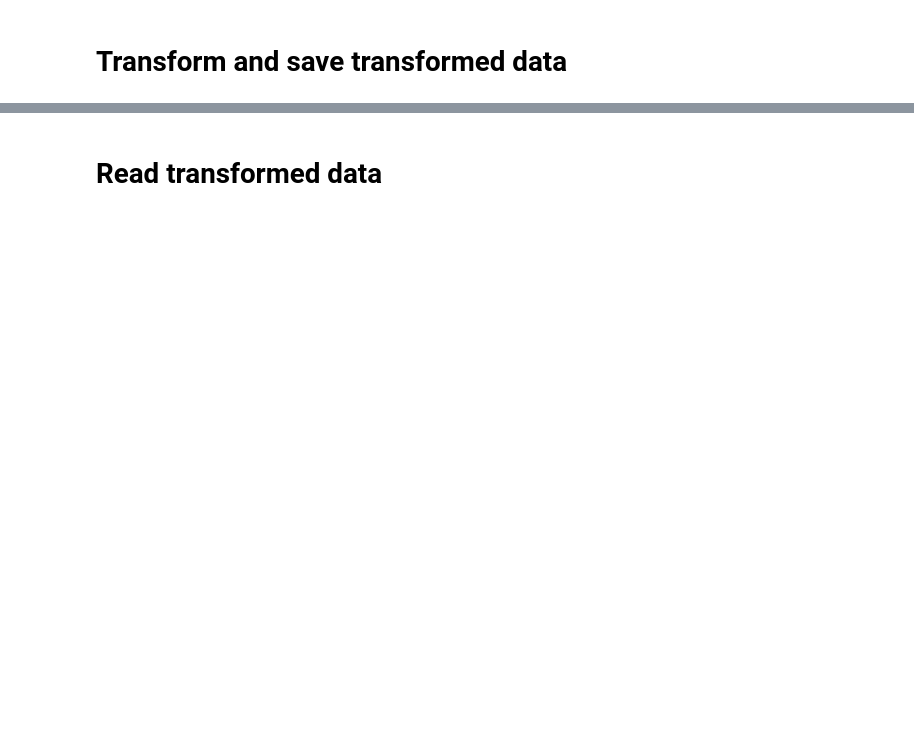
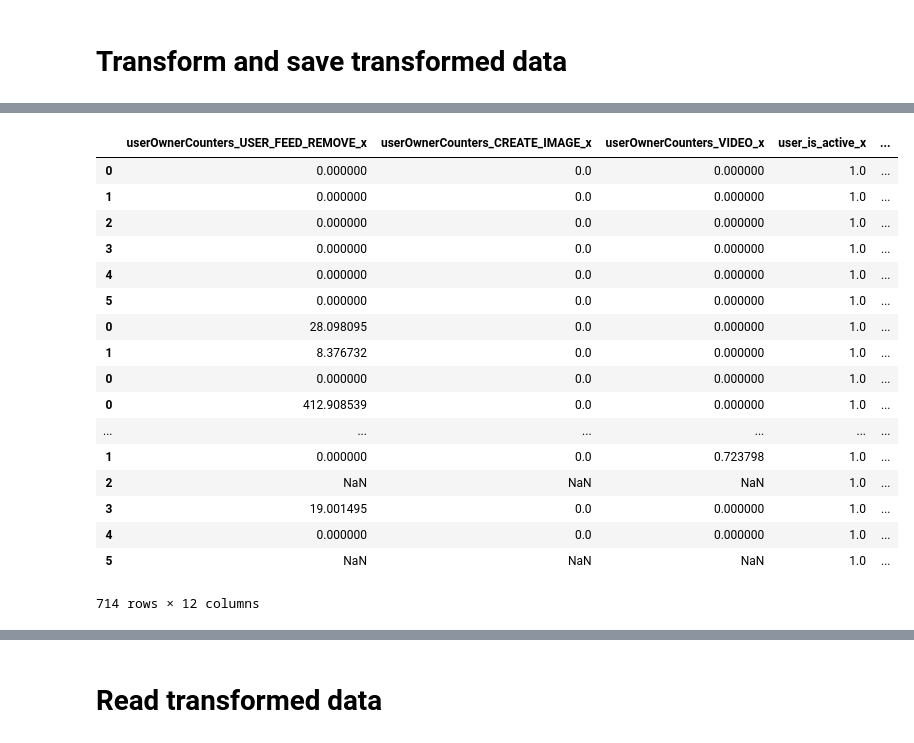
Before and after one commit to SKutukov/ML_experiments, a Jupyter notebook: main.py.ipynb, the cells around one changed output, grey strips where cells are left out. Cells and saved outputs as stored; diff of their text form; code cells hidden in the pictures; blank space fills up the shorter version.

```diff
--- a/main.py.ipynb
+++ b/main.py.ipynb
@@ -187,0 +200,21 @@ def transform_data(data):
+# %%
+tranformed_data_negative
+# %% [output]
+|  | userOwnerCounters_USER_FEED_REMOVE_x | userOwnerCounters_CREATE_IMAGE_x | userOwnerCounters_VIDEO_x | user_is_active_x | ... |
+| 0 | 0.000000 | 0.0 | 0.000000 | 1.0 | ... |
+| 1 | 0.000000 | 0.0 | 0.000000 | 1.0 | ... |
+| 2 | 0.000000 | 0.0 | 0.000000 | 1.0 | ... |
+| 3 | 0.000000 | 0.0 | 0.000000 | 1.0 | ... |
+| 4 | 0.000000 | 0.0 | 0.000000 | 1.0 | ... |
+| 5 | 0.000000 | 0.0 | 0.000000 | 1.0 | ... |
+| 0 | 28.098095 | 0.0 | 0.000000 | 1.0 | ... |
+| 1 | 8.376732 | 0.0 | 0.000000 | 1.0 | ... |
+| 0 | 0.000000 | 0.0 | 0.000000 | 1.0 | ... |
+| 0 | 412.908539 | 0.0 | 0.000000 | 1.0 | ... |
+| ... | ... | ... | ... | ... | ... |
+| 1 | 0.000000 | 0.0 | 0.723798 | 1.0 | ... |
+| 2 | NaN | NaN | NaN | 1.0 | ... |
+| 3 | 19.001495 | 0.0 | 0.000000 | 1.0 | ... |
+| 4 | 0.000000 | 0.0 | 0.000000 | 1.0 | ... |
+| 5 | NaN | NaN | NaN | 1.0 | ... |
+714 rows × 12 columns
```
Also changed, not shown: parts of 14 cells of this notebook, 2 other files.
